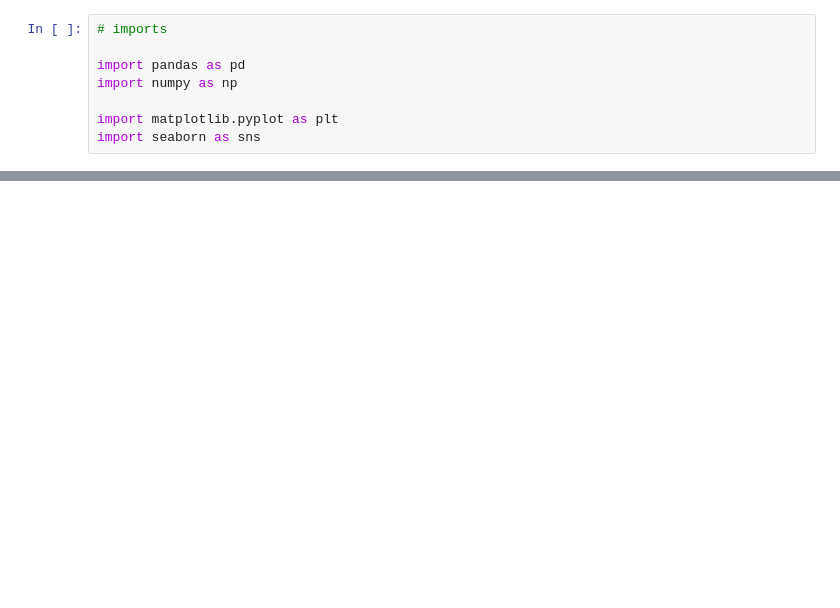
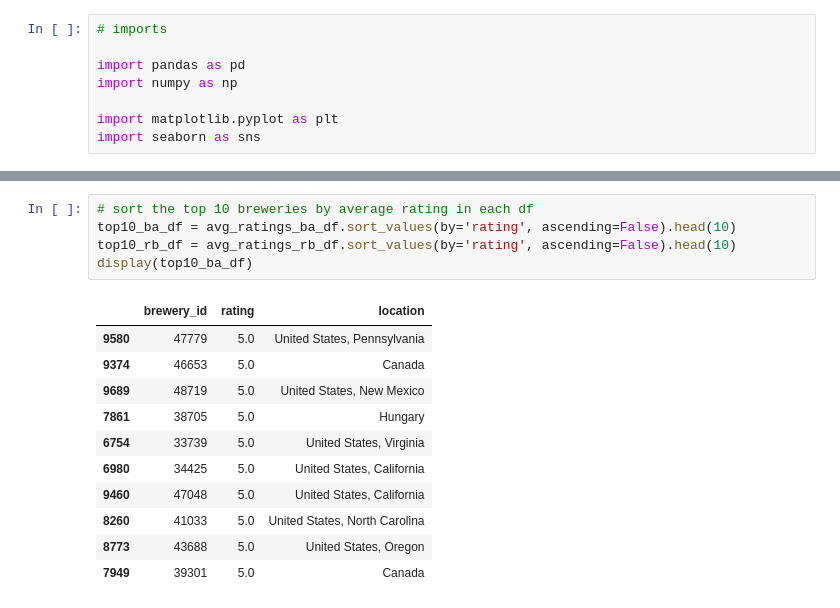
Before and after one commit to epfl-ada/ada-2023-project-datababes, a Jupyter notebook: eda_alex_location.ipynb, the cells around one changed output, grey strips where cells are left out. Drawn from its saved outputs; the diff is of its cells as text; blank space fills up the shorter version.

```diff
--- a/eda_alex_location.ipynb
+++ b/eda_alex_location.ipynb
@@ -103,0 +112,17 @@ display(ratings_rb_df)
+# %%
+# sort the top 10 breweries by average rating in each df
+top10_ba_df = avg_ratings_ba_df.sort_values(by='rating', ascending=False).head(10)
+top10_rb_df = avg_ratings_rb_df.sort_values(by='rating', ascending=False).head(10)
+display(top10_ba_df)
+# %% [output]
+|  | brewery_id | rating | location |
+| 9580 | 47779 | 5.0 | United States, Pennsylvania |
+| 9374 | 46653 | 5.0 | Canada |
+| 9689 | 48719 | 5.0 | United States, New Mexico |
+| 7861 | 38705 | 5.0 | Hungary |
+| 6754 | 33739 | 5.0 | United States, Virginia |
+| 6980 | 34425 | 5.0 | United States, California |
+| 9460 | 47048 | 5.0 | United States, California |
+| 8260 | 41033 | 5.0 | United States, North Carolina |
+| 8773 | 43688 | 5.0 | United States, Oregon |
+| 7949 | 39301 | 5.0 | Canada |
```
Also changed, not shown: parts of 20 cells of this notebook.
